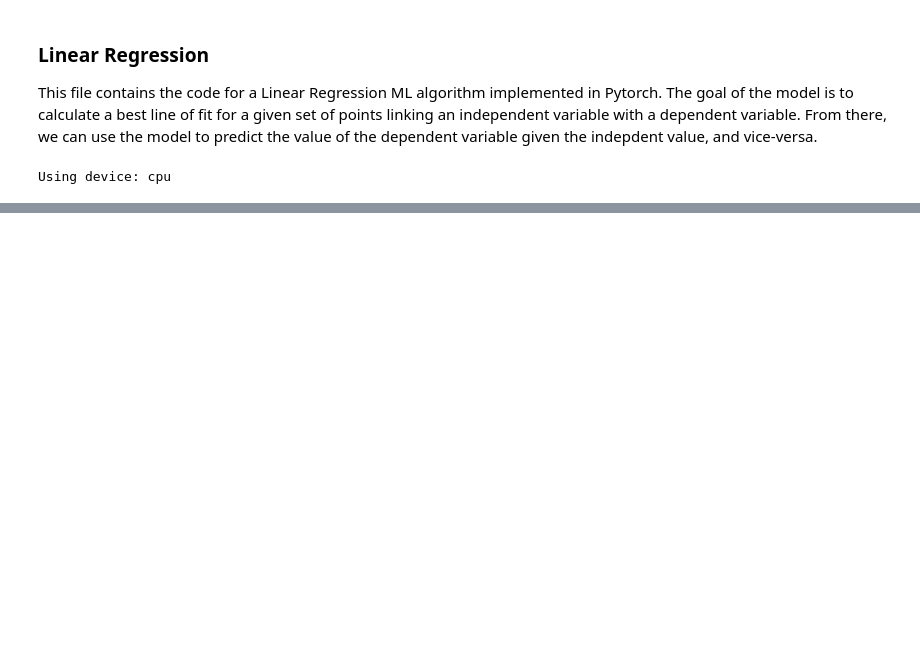
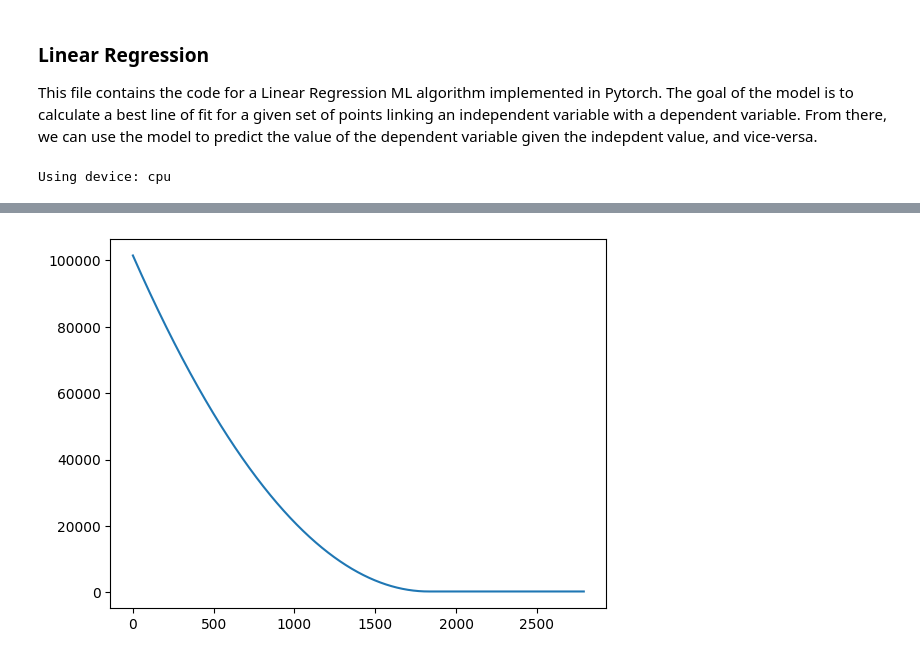
Before and after one commit to Alex-Nair/ml-algorithms, a Jupyter notebook: Base Models - Regression Models/Linear Regression.ipynb, the cells around one changed output, grey strips where cells are left out. Saved outputs shown, nothing was run; the diff lists cells and outputs as text; code cells hidden in the pictures; blank space fills up the shorter version.

Commit message:
Added linear regression model, training, and evaluation.

```diff
--- a/Base Models - Regression Models/Linear Regression.ipynb
+++ b/Base Models - Regression Models/Linear Regression.ipynb
@@ -36,0 +43,11 @@ more realistic example.
+# %%
+# Create the train and test splits.
+TRAIN_SPLIT = 0.8
+
+splitIndex = int(DATA_COUNT * TRAIN_SPLIT)
+
+trainX = X[:splitIndex]
+trainY = Y[:splitIndex]
+
+testX = X[splitIndex:]
+testY = Y[splitIndex:]
@@ -36,0 +56,13 @@ more realistic example.
+# %%
+class LinearRegressionModel(nn.Module):
+    def __init__(self):
+        super().__init__()
+        self.linear = nn.Linear(1, 1)
+
+    def forward(self, x):
+        y = self.linear(x)
+        return y
+
+    def predict(self, x):
+        y = self.linear(torch.from_numpy(x).float)
+        return y.item()
@@ -36,0 +119,7 @@ more realistic example.
+# %%
+# Plotting the loss of the model.
+plt.figure()
+plt.plot(allLosses)
+plt.show()
+# %% [output]
+[figure, added]
```
Also changed, not shown: parts of 9 cells of this notebook.
